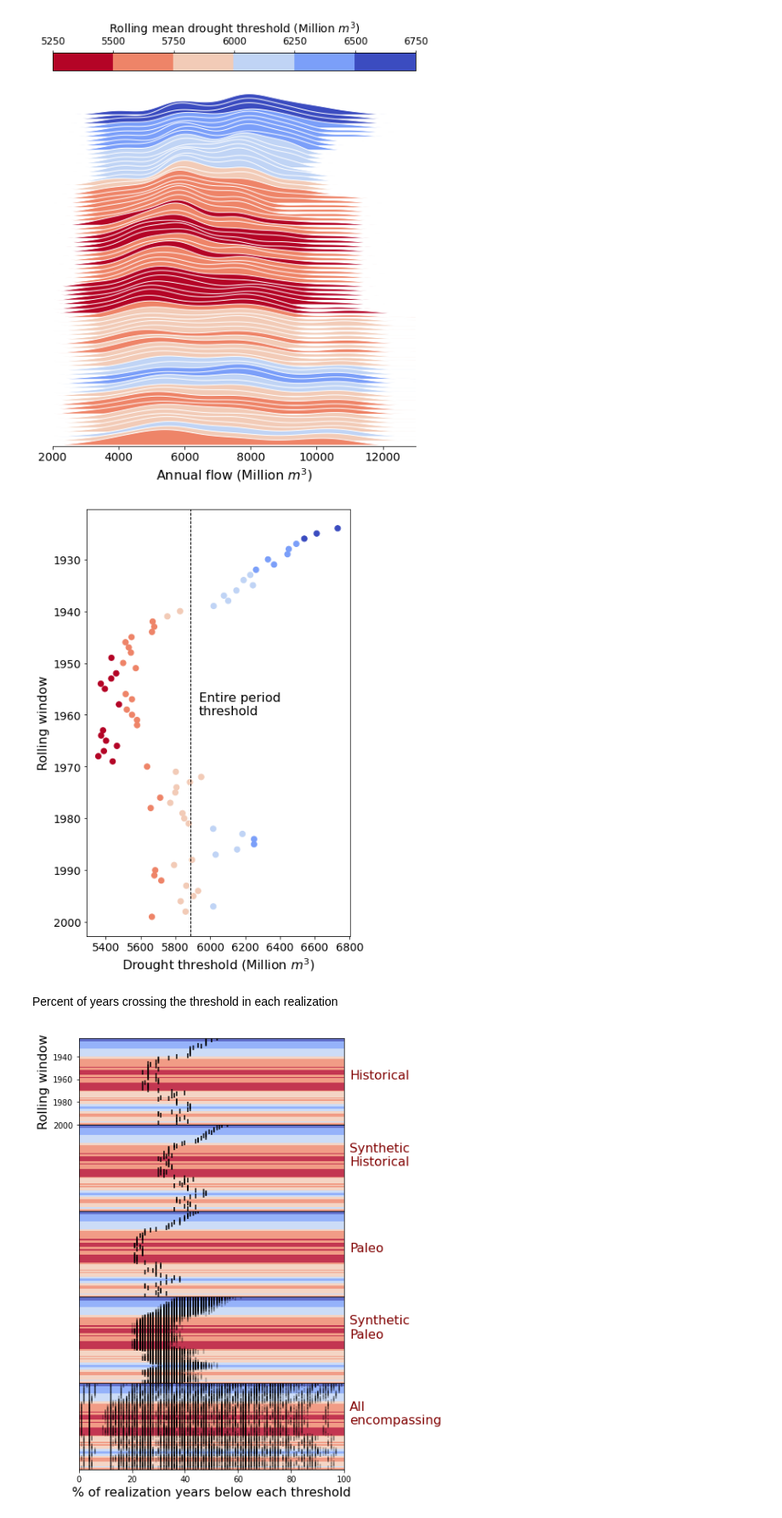
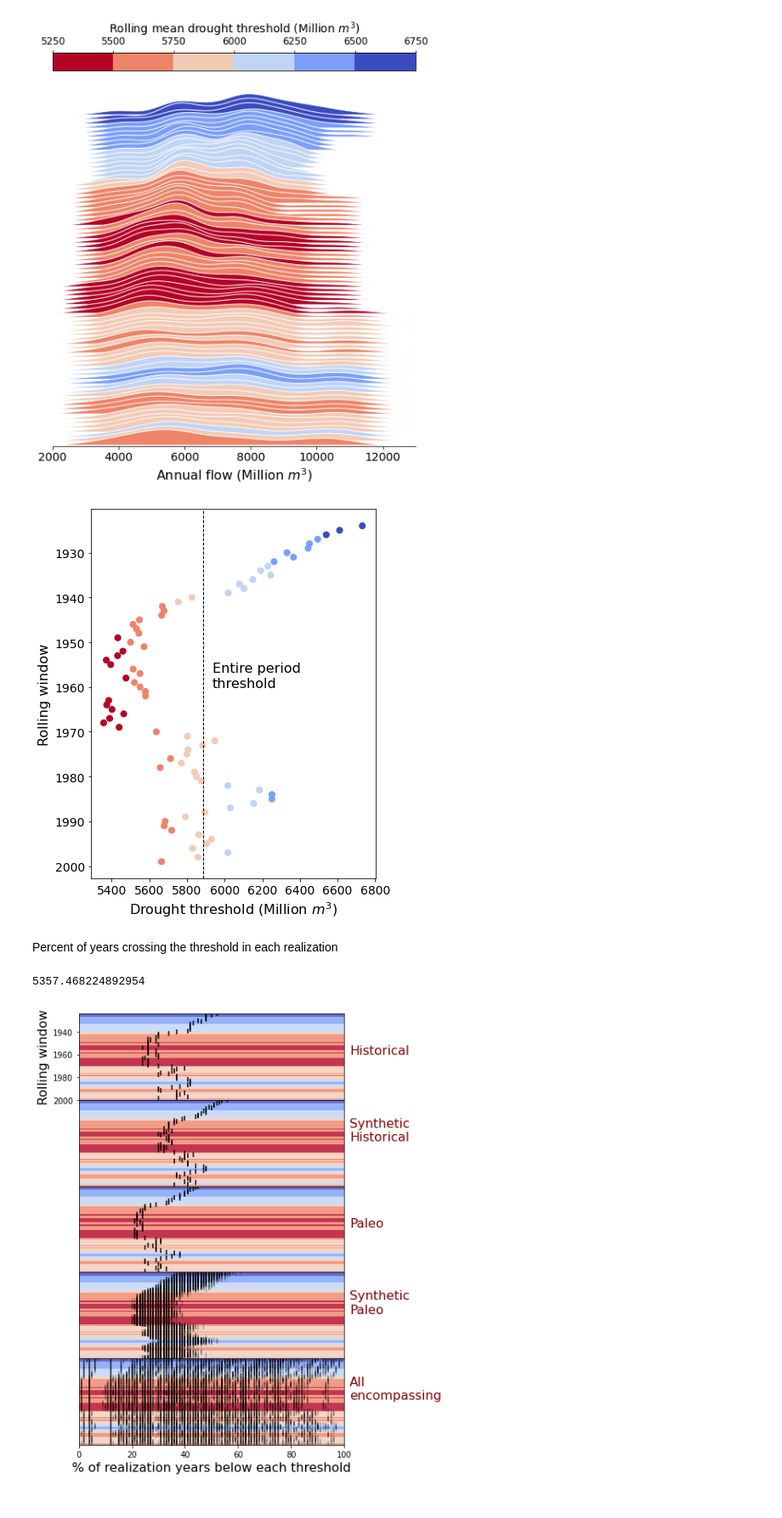
Before and after one commit to antonia-had/drought_classification, a Jupyter notebook: streamflow_distribution_changes.ipynb, the cells around one changed output. Shown at 85% size. Drawn from its saved outputs; the diff is of its cells as text; code cells hidden in the pictures.

```diff
--- a/streamflow_distribution_changes.ipynb
+++ b/streamflow_distribution_changes.ipynb
@@ -182,23 +197,28 @@ plt.show()
 # %%
 mean_flow = np.mean(annual_historic_flows)
 st_deviation = np.std(annual_historic_flows)
 drought_threshold = mean_flow-0.5*st_deviation
 
 years = np.arange(1909+(window_size/2), 1909+(window_size/2)+(106-window_size))
-plt.figure(figsize=(6,10))
+plt.figure(figsize=(6,8))
 plt.scatter(drought_thresholds, years, s=50, c=cmap(normalize(drought_thresholds)))
 plt.axvline(x=drought_threshold, color='k', linewidth=1, linestyle = '--')
 plt.text(drought_threshold+50, 1960, "Entire period\nthreshold", fontsize=16)
 plt.ylabel("Rolling window", fontsize = 16)
 plt.xlabel("Drought threshold (Million $m^3$)", fontsize = 16)
 plt.yticks(fontsize = 14)
 plt.xticks(fontsize = 14)
 plt.gca().invert_yaxis()
+plt.savefig('rolling_window_thresholds_scatter.svg')
 plt.show()
 # %% [output]
-[figure, old version]
+[figure, new version]
 # %% [markdown]
 Percent of years crossing the threshold in each realization
+# %%
+drought_thresholds.min()
+# %% [output]
+5357.468224892954
 # %%
 fig, ax = plt.subplots(nrows=5, ncols=1, figsize=(6,10))
 dataset_names = ["Historical", "Synthetic\nHistorical", "Paleo", "Synthetic\nPaleo", "All\nencompassing"]
```
Also changed, not shown: parts of 6 cells of this notebook, 28 other files.
